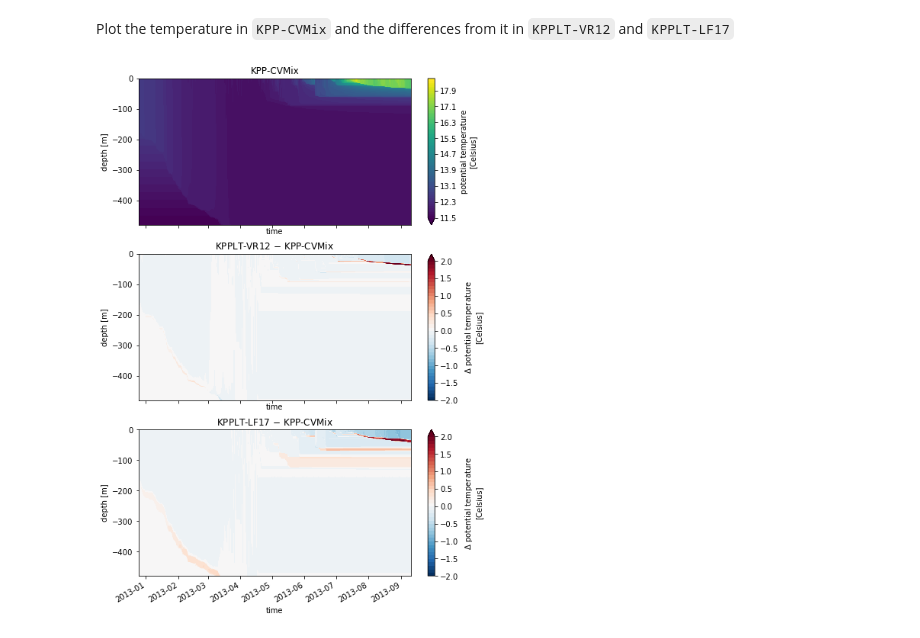
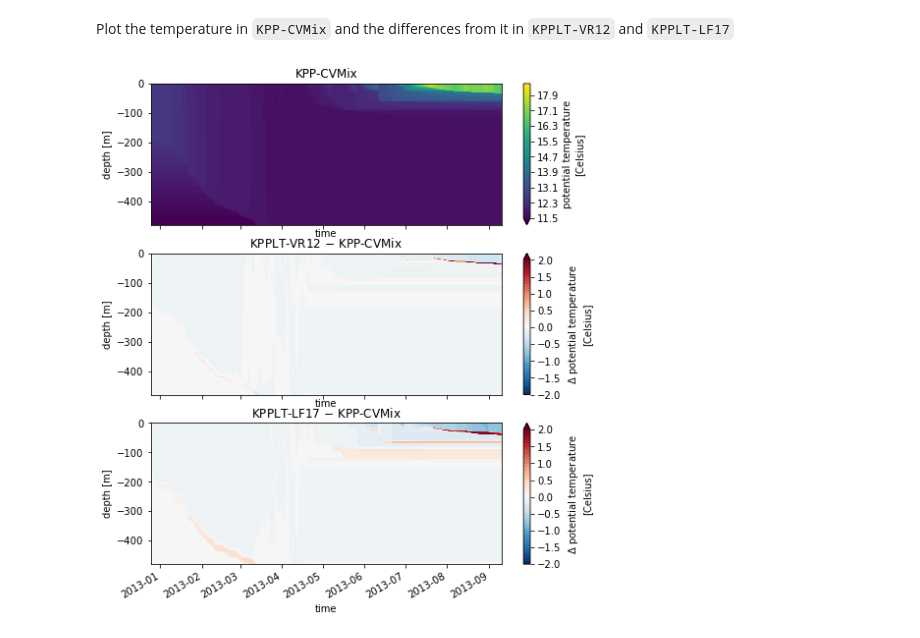
Before and after one commit to qingli411/gotmtool, a Jupyter notebook: examples/OSMOSIS-Spring/run_OSMOSIS-Spring.ipynb, the cells around one changed output. Saved outputs shown, nothing was run; the diff lists cells and outputs as text; code cells hidden in the pictures.

```diff
--- a/examples/OSMOSIS-Spring/run_OSMOSIS-Spring.ipynb
+++ b/examples/OSMOSIS-Spring/run_OSMOSIS-Spring.ipynb
@@ -215,18 +188,18 @@ Wall time: 21.4 s
 Plot the temperature in `KPP-CVMix` and the differences from it in `KPPLT-VR12` and `KPPLT-LF17`
 # %%
 fig, axarr = plt.subplots(3, sharex='col')
-fig.set_size_inches(8, 12)
+fig.set_size_inches(8, 9)
 data0 = sims[0].load_data()
 levels = np.linspace(11.5, 18.5, 71)
 data0.temp.plot(ax=axarr[0], levels=levels)
 axarr[0].set_title(labels[0])
 levels_diff = np.linspace(-2, 2, 41)
 for i in np.arange(2):
     j = i+1
     diff = sims[j].load_data().temp - data0.temp
     diff.attrs['long_name'] = '$\Delta$ '+ data0.temp.attrs['long_name']
     diff.attrs['units'] = data0.temp.attrs['units']
     diff.plot(ax=axarr[j], levels=levels_diff)
     axarr[j].set_title(labels[j]+' $-$ '+labels[0])
 # %% [output]
-[figure, old version]
+[figure, new version]
```
Also changed, not shown: parts of 9 cells of this notebook, 3 other files.
